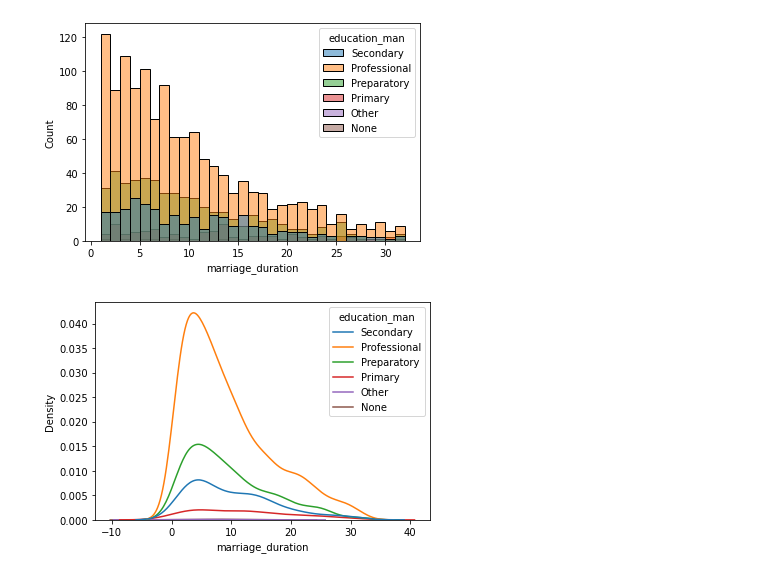
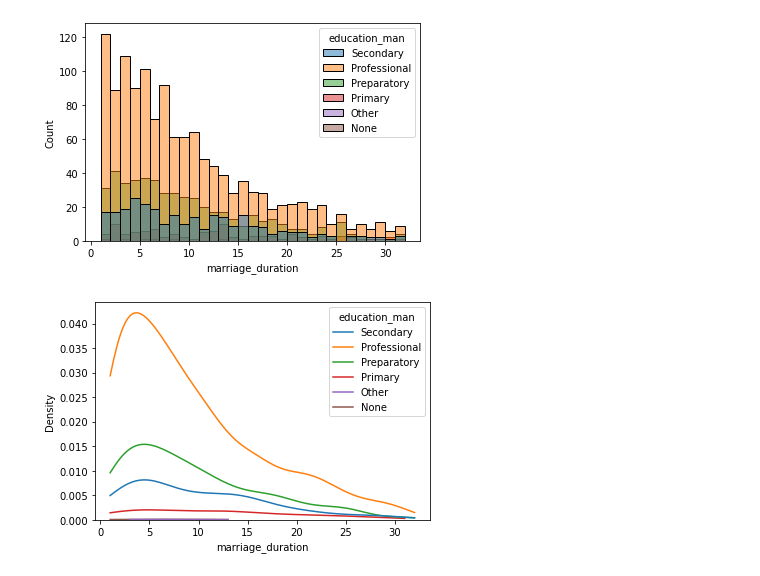
Before and after one commit to ecuerbo/pyprac, a Jupyter notebook: datacamp/exploratory-data-analysis.ipynb, the cells around one changed output. Cells and saved outputs as stored; diff of their text form; code cells hidden in the pictures.

```diff
--- a/datacamp/exploratory-data-analysis.ipynb
+++ b/datacamp/exploratory-data-analysis.ipynb
@@ -724,6 +724,6 @@ sns.histplot(data=divorce,x="marriage_duration",hue="education_man", binwidth=1)
 # %% [output]
 [figure]
 # %%
-sns.kdeplot(data=divorce,x="marriage_duration",hue="education_man");
+sns.kdeplot(data=divorce,x="marriage_duration",hue="education_man", cut=0);
 # %% [output]
-[figure, old version]
+[figure, new version]
```
Also changed, not shown: parts of 7 cells of this notebook.
